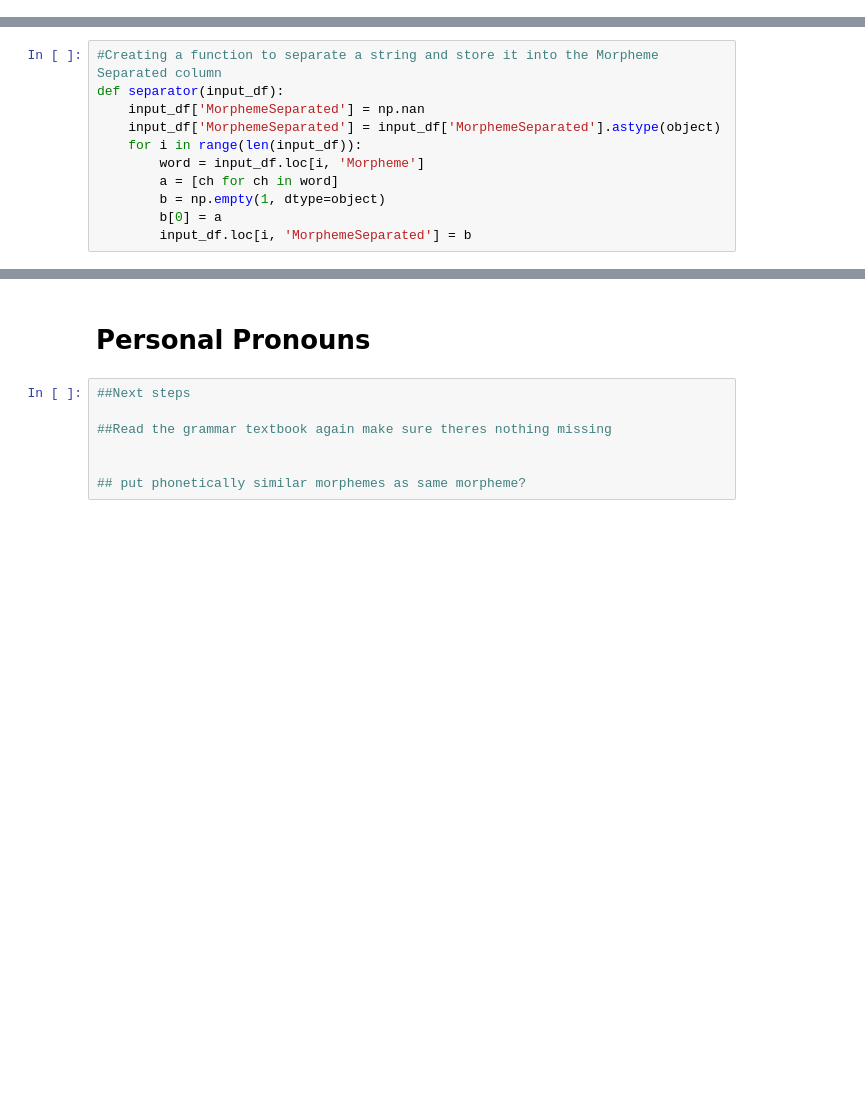
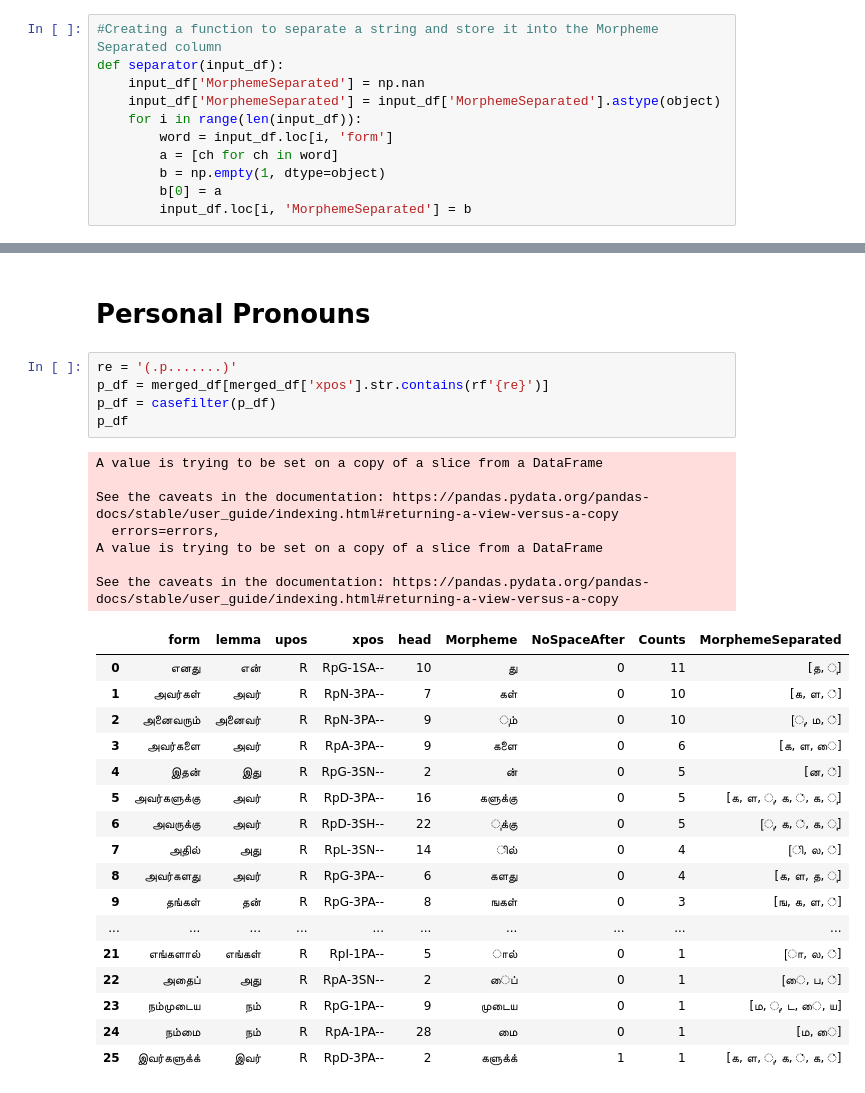
Before and after one commit to Kee2u/Deciphering_the_Indus_Valley_Script, a Jupyter notebook: Tamil_Morpheme_List.ipynb, the cells around one changed output, grey strips where cells are left out. Cells and saved outputs as stored; diff of their text form; blank space fills up the shorter version.

```diff
--- a/Tamil_Morpheme_List.ipynb
+++ b/Tamil_Morpheme_List.ipynb
@@ -186,0 +210,11 @@ merged_df.head()
+# %%
+#Creating a function to separate a string and store it into the Morpheme Separated column
+def separator(input_df):
+    input_df['MorphemeSeparated'] = np.nan
+    input_df['MorphemeSeparated'] = input_df['MorphemeSeparated'].astype(object)
+    for i in range(len(input_df)):
+        word = input_df.loc[i, 'form']
+        a = [ch for ch in word]
+        b = np.empty(1, dtype=object)
+        b[0] = a
+        input_df.loc[i, 'MorphemeSeparated'] = b
@@ -282,17 +337,6 @@ def morphcount(input_df):
 
         morphs = morphs.map(lambda x: ''.join(x),na_action='ignore')
         morphs.dropna(inplace=True)
-# %%
-#Creating a function to separate a string and store it into the Morpheme Separated column
-def separator(input_df):
-    input_df['MorphemeSeparated'] = np.nan
-    input_df['MorphemeSeparated'] = input_df['MorphemeSeparated'].astype(object)
-    for i in range(len(input_df)):
-        word = input_df.loc[i, 'Morpheme']
-        a = [ch for ch in word]
-        b = np.empty(1, dtype=object)
-        b[0] = a
-        input_df.loc[i, 'MorphemeSeparated'] = b
 # %%
 #Creating a function to create a morpheme dataframe
 def morphemegen(input_df, splitmorph, re):
@@ -3121,9 +3184,32 @@ morph_df.to_sql(name ='morphemes', con=engine)
 # %% [markdown]
 # Personal Pronouns
-# %%
-##Next steps
-
-##Read the grammar textbook again make sure theres nothing missing
-
-
-## put phonetically similar morphemes as same morpheme?
+# %%
+re = '(.p.......)'
+p_df = merged_df[merged_df['xpos'].str.contains(rf'{re}')]
+p_df = casefilter(p_df)
+p_df
+# %% [output]
+A value is trying to be set on a copy of a slice from a DataFrame
+
+See the caveats in the documentation: https://pandas.pydata.org/pandas-docs/stable/user_guide/indexing.html#returning-a-view-versus-a-copy
+  errors=errors,
+A value is trying to be set on a copy of a slice from a DataFrame
+
+See the caveats in the documentation: https://pandas.pydata.org/pandas-docs/stable/user_guide/indexing.html#returning-a-view-versus-a-copy
+|  | form | lemma | upos | xpos | head | Morpheme | NoSpaceAfter | Counts | MorphemeSeparated |
+| 0 | எனது | என் | R | RpG-1SA-- | 10 | து | 0 | 11 | [த, ு] |
+| 1 | அவர்கள் | அவர் | R | RpN-3PA-- | 7 | கள் | 0 | 10 | [க, ள, ்] |
+| 2 | அனைவரும் | அனைவர் | R | RpN-3PA-- | 9 | ும் | 0 | 10 | [ு, ம, ்] |
+| 3 | அவர்களை | அவர் | R | RpA-3PA-- | 9 | களை | 0 | 6 | [க, ள, ை] |
+| 4 | இதன் | இது | R | RpG-3SN-- | 2 | ன் | 0 | 5 | [ன, ்] |
+| 5 | அவர்களுக்கு | அவர் | R | RpD-3PA-- | 16 | களுக்கு | 0 | 5 | [க, ள, ு, க, ், க, ு] |
+| 6 | அவருக்கு | அவர் | R | RpD-3SH-- | 22 | ுக்கு | 0 | 5 | [ு, க, ், க, ு] |
+| 7 | அதில் | அது | R | RpL-3SN-- | 14 | ில் | 0 | 4 | [ி, ல, ்] |
+| 8 | அவர்களது | அவர் | R | RpG-3PA-- | 6 | களது | 0 | 4 | [க, ள, த, ு] |
+| 9 | தங்கள் | தன் | R | RpG-3PA-- | 8 | ஙகள் | 0 | 3 | [ங, க, ள, ்] |
+| ... | ... | ... | ... | ... | ... | ... | ... | ... | ... |
+| 21 | எங்களால் | எங்கள் | R | RpI-1PA-- | 5 | ால் | 0 | 1 | [ா, ல, ்] |
+| 22 | அதைப் | அது | R | RpA-3SN-- | 2 | ைப் | 0 | 1 | [ை, ப, ்] |
+| 23 | நம்முடைய | நம் | R | RpG-1PA-- | 9 | முடைய | 0 | 1 | [ம, ு, ட, ை, ய] |
+| 24 | நம்மை | நம் | R | RpA-1PA-- | 28 | மை | 0 | 1 | [ம, ை] |
+| 25 | இவர்களுக்க் | இவர் | R | RpD-3PA-- | 2 | களுக்க் | 1 | 1 | [க, ள, ு, க, ், க, ்] |
```
Also changed, not shown: parts of 17 cells of this notebook.
